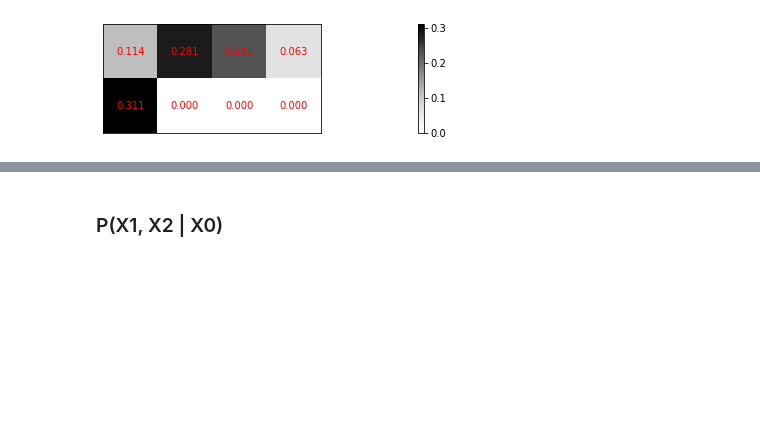
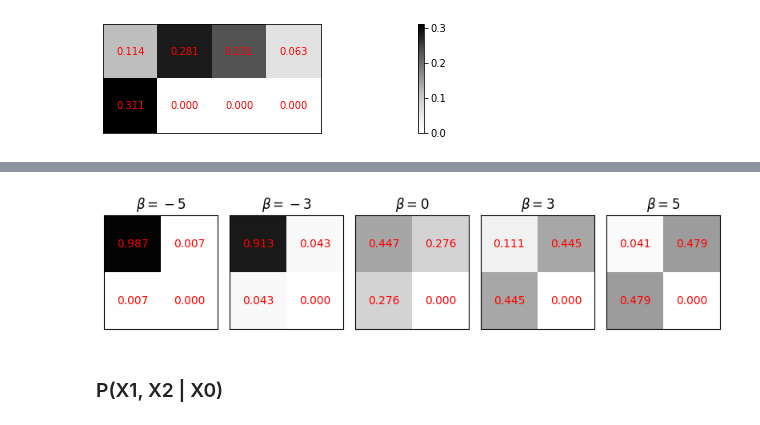
Before and after one commit to YizhongHu/statistical_mechanics_on_graphs, a Jupyter notebook: src/hardcore_ising.ipynb, the cells around one changed output, grey strips where cells are left out. Saved outputs shown, nothing was run; the diff lists cells and outputs as text; code cells hidden in the pictures; blank space fills up the shorter version.

```diff
--- a/src/hardcore_ising.ipynb
+++ b/src/hardcore_ising.ipynb
@@ -109,13 +112,13 @@ def objective_function(mu, beta, kappa):
     marg_rel_entr = relative_entropy(pi_mu, pi_eta)
     return exp - rel_entr + kappa / 2 * marg_rel_entr
 
-def visualize(p, ax):
+def visualize(p, ax, vmin=None, vmax=None):
     '''
     Generates a heatmap for the distribution
     '''
     ax.get_xaxis().set_visible(False)
     ax.get_yaxis().set_visible(False)
-    im = ax.imshow(p, extent=[0, 2 * p.shape[1], 0, 4], cmap='Greys')
+    im = ax.imshow(p, extent=[0, 2 * p.shape[1], 0, 4], cmap='Greys', vmin=vmin, vmax=vmax)
     for i in range(p.shape[0]):
         for j in range(p.shape[1]):
             text = ax.text(2*j+1, 4 - (2*i+1), f'{p[i, j]:.3f}',
@@ -204,3 +273,18 @@ np.sum(mu)=1.0
+# %%
+kappa = 2
+fig, axes = plt.subplots(1, 5, figsize=(8, 2))
+for beta, ax in zip([-5, -3, 0, 3, 5], axes):
+    mu = optimize(beta=beta, kappa=kappa, max_iter=10000, ftol=1e-10)
+    pi_mu = edge_distribution(mu, kappa)
+    im = visualize(pi_mu, ax, vmin=0, vmax=1)
+    ax.set_title(f'$\\beta={beta}$')
+
+# fig.colorbar(im, ax=axes)
+# fig.suptitle('$\pi_\mu$ distribution with different $\\beta$')
+fig.tight_layout()
+plt.savefig('../img/HA_Ising/RL_indiv')
+# %% [output]
+[figure, added]
 # %% [markdown]
 ### P(X1, X2 | X0)
 # %%
```
Also changed, not shown: parts of 5 cells of this notebook, 3 other files.
